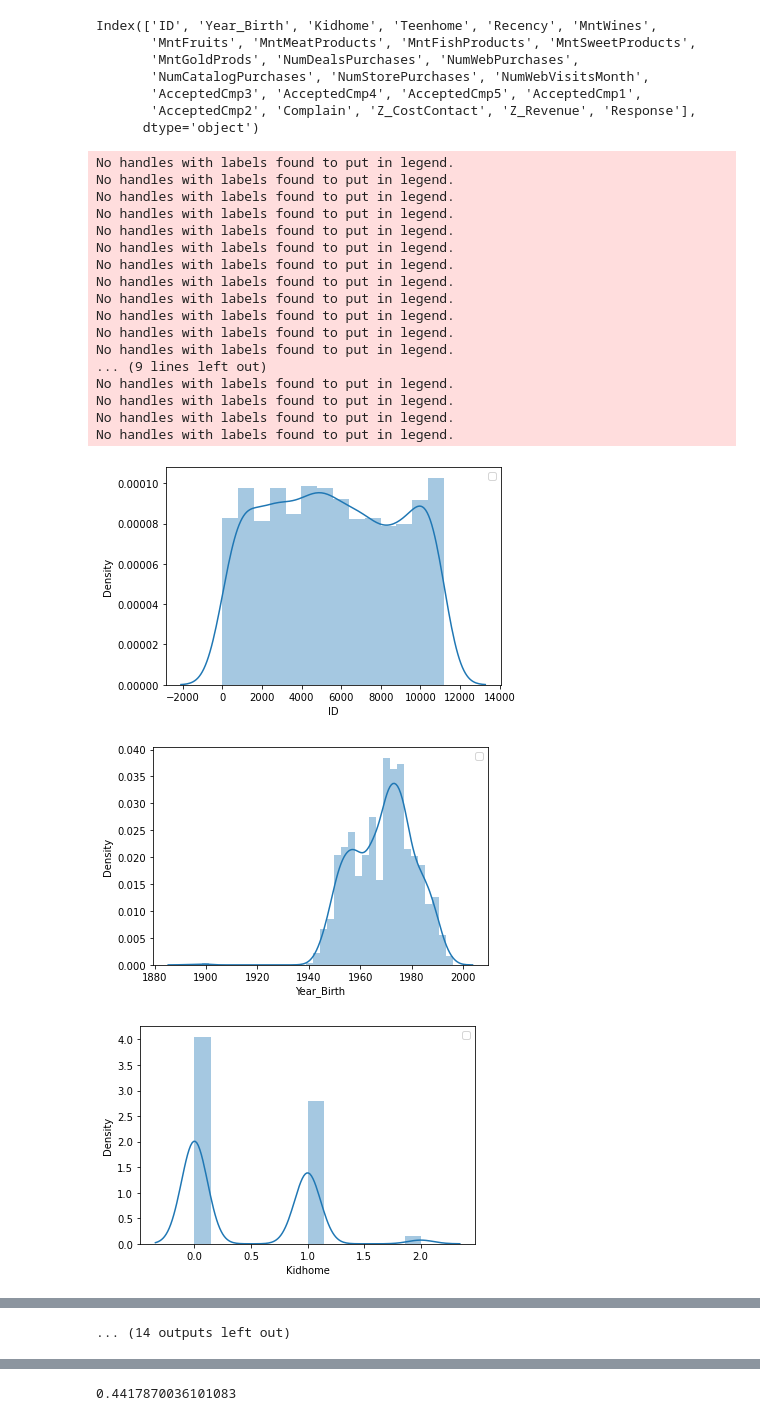
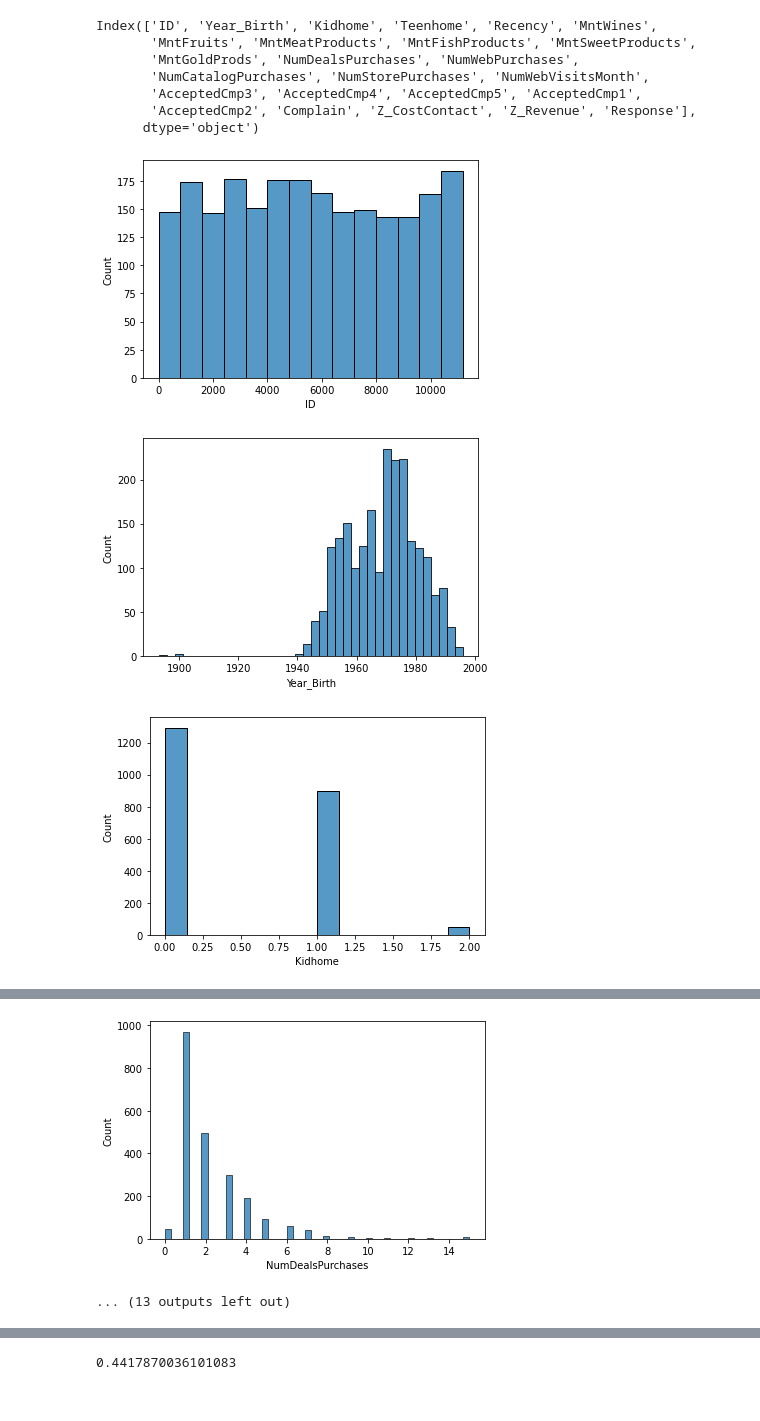
Before and after one commit to Charl-K225238/segmentation_clients01, a Jupyter notebook: Tp_simplonline01.ipynb, the cells around one changed output, grey strips where cells are left out. Saved outputs shown, nothing was run; the diff lists cells and outputs as text; code cells hidden in the pictures.

```diff
--- a/Tp_simplonline01.ipynb
+++ b/Tp_simplonline01.ipynb
@@ -132,7 +134,7 @@ Z_Revenue              0.0
 Response               0.0
 dtype: float64
 # %%
-data.dropna(axis=0, inplace=True)
+data.dropna(axis=1, inplace=True)
 # %%
 data.head()
 # %% [output]
@@ -241,28 +243,10 @@ Index(['ID', 'Year_Birth', 'Kidhome', 'Teenhome', 'Recency', 'MntWines',
        'AcceptedCmp2', 'Complain', 'Z_CostContact', 'Z_Revenue', 'Response'],
       dtype='object')
 # %%
-for col in quantitative_columns:
+for col in data.select_dtypes(np.number):
     plt.figure()
-    sns.distplot(data[col])
-    plt.legend()
+    sns.histplot(data[col])
 # %% [output]
-No handles with labels found to put in legend.
-No handles with labels found to put in legend.
-No handles with labels found to put in legend.
-No handles with labels found to put in legend.
-No handles with labels found to put in legend.
-No handles with labels found to put in legend.
-No handles with labels found to put in legend.
-No handles with labels found to put in legend.
-No handles with labels found to put in legend.
-No handles with labels found to put in legend.
-No handles with labels found to put in legend.
-No handles with labels found to put in legend.
-... (9 lines left out)
-No handles with labels found to put in legend.
-No handles with labels found to put in legend.
-No handles with labels found to put in legend.
-No handles with labels found to put in legend.
-[figure, old version]
+[figure, new version]
-[figure, old version]
+[figure, new version]
-[figure, old version]
+[figure, new version]
@@ -277,4 +261,5 @@ No handles with labels found to put in legend.
-... (14 outputs left out)
+[figure, added]
+... (13 outputs left out)
 # %%
 for col in data.select_dtypes('int64'):
     print(f'{col :-<50} {data[col].value_counts()}')
```
Also changed, not shown: parts of 18 cells of this notebook.
